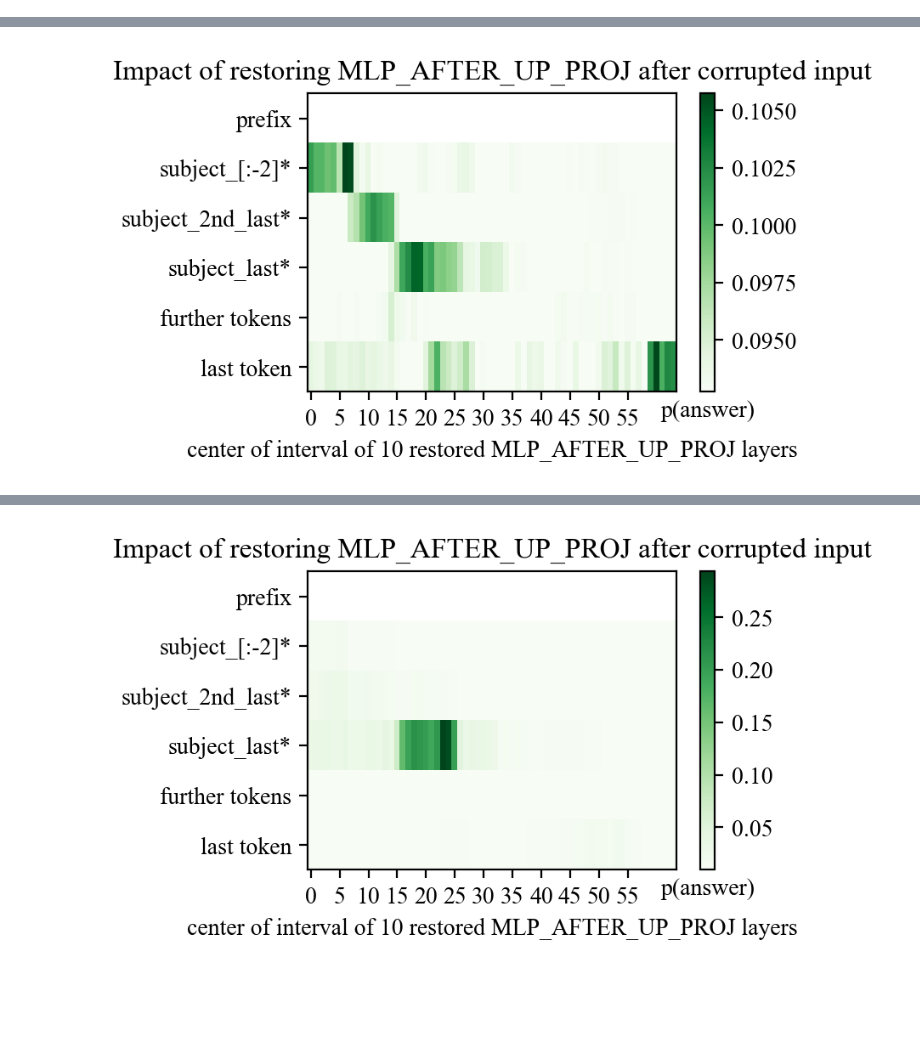
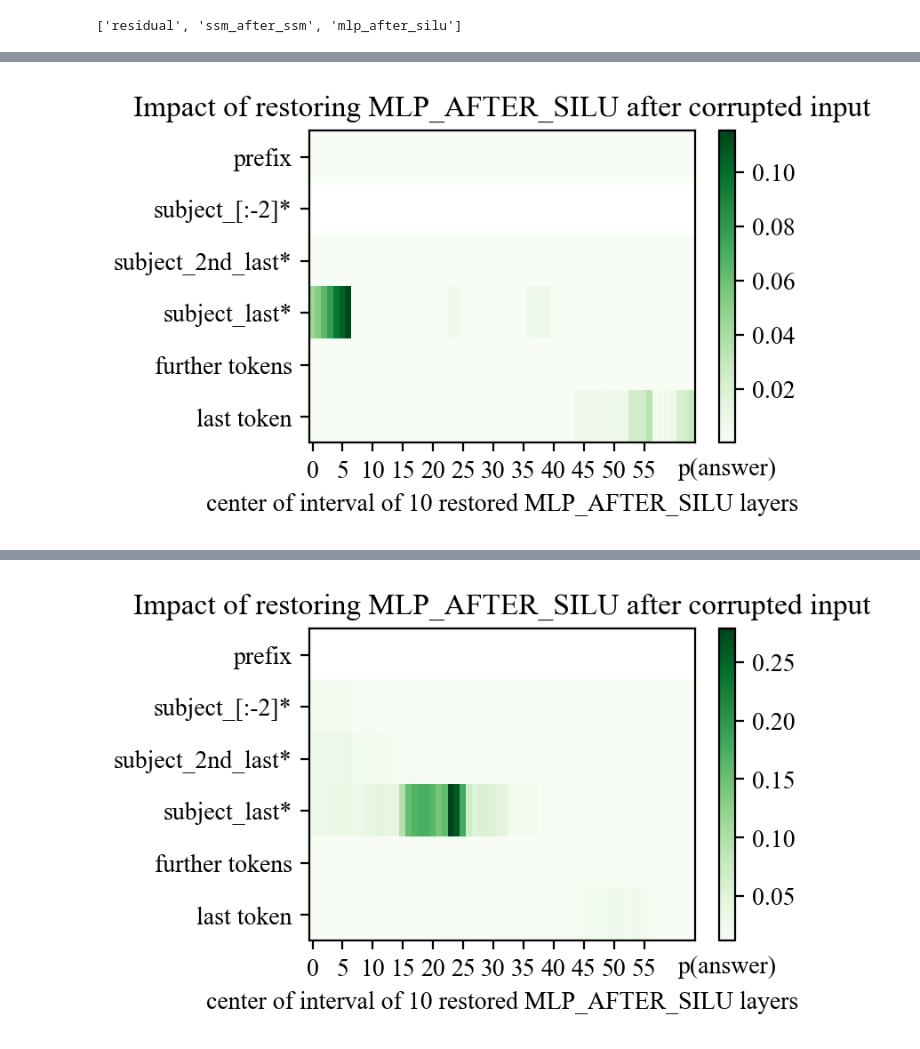
Before and after one commit to arnab-api/romba, a Jupyter notebook: notebooks/figures/causal_tracing.ipynb, the cells around one changed output, grey strips where cells are left out. Saved outputs shown, nothing was run; the diff lists cells and outputs as text; code cells hidden in the pictures; blank space fills up the shorter version.

Commit message:
figures

```diff
--- a/notebooks/figures/causal_tracing.ipynb
+++ b/notebooks/figures/causal_tracing.ipynb
@@ -27,18 +27,27 @@ RESULTS_DIR = os.path.join("../../", "results")
 causal_tracing_dir = os.path.join(RESULTS_DIR, "causal_tracing_aie")
 
 hooks = os.listdir(causal_tracing_dir)
-relation_files = os.listdir(os.path.join(causal_tracing_dir, hooks[0]))
+hooks
+# %% [output]
+['residual', 'ssm_after_ssm', 'mlp_after_silu']
 # %%
 from src.tracing import average_indirect_effects
 from src.plotting import plot_trace_heatmap
+from typing import Literal
 
-hook = hooks[0]
+# hook = hooks[0]
+hook: Literal["residual", "ssm_after_ssm", "mlp_after_silu"] = "mlp_after_silu"
+relation_files = os.listdir(os.path.join(causal_tracing_dir, hook))
+
 aie_all = {}
 
 for relation_file in relation_files:
 
     with open(os.path.join(causal_tracing_dir, hook, relation_file), "r") as f:
         relation_ie_all = json.load(f)
+
+    if relation_file == "person_native_language.json":
+        continue
 
     print(f"{relation_file} - {len(relation_ie_all.keys())} samples")
 
@@ -57 +66 @@ country_capital_city.json - 4 samples
-[figure, old version]
+[figure, new version]
@@ -64 +73 @@ person_plays_pro_sport.json - 150 samples
-[figure, old version]
+[figure, new version]
```
Also changed, not shown: parts of 2 cells of this notebook, 6 other files.
